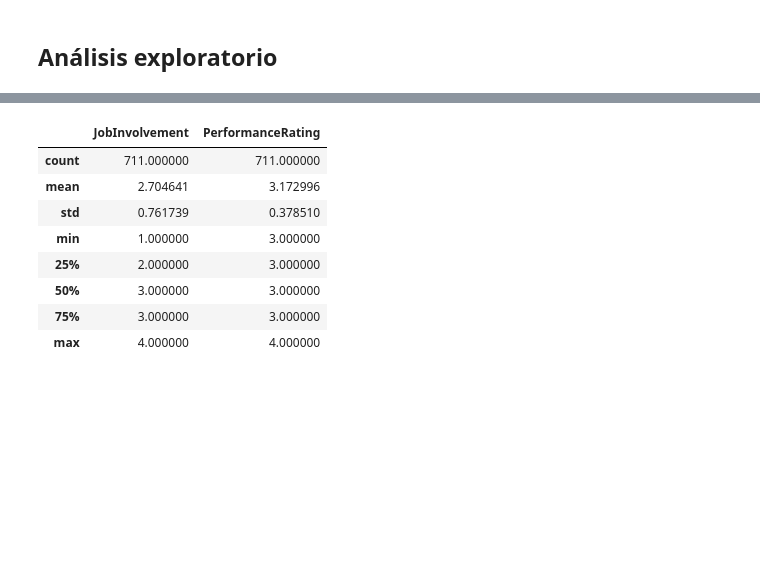
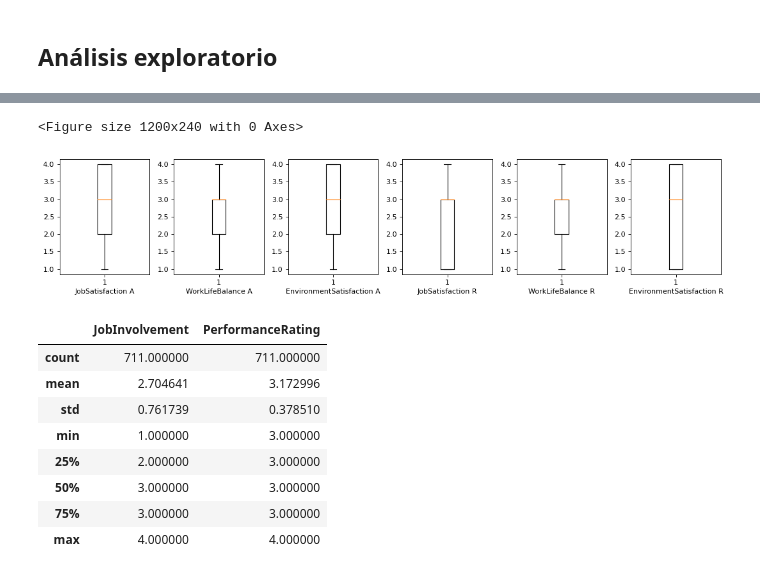
Before and after one commit to jhansanchez/Caso-de-estudio-RH, a Jupyter notebook: casoRH.ipynb, the cells around one changed output, grey strips where cells are left out. Cells and saved outputs as stored; diff of their text form; code cells hidden in the pictures; blank space fills up the shorter version.

```diff
--- a/casoRH.ipynb
+++ b/casoRH.ipynb
@@ -385,0 +523,6 @@ Name: resignationReason, dtype: int64
+# %%
+lista = [ 'JobSatisfaction', 'WorkLifeBalance','EnvironmentSatisfaction'] #Conocer cuantas y cuales categorías existen en la base df_employee_s, además el numero de datos por categoría
+for i in lista:
+    print(i)
+    print(df_employee_s[i].value_counts())
+    print('______________________________________________________')
@@ -421,0 +698,18 @@ df[df['Attrition'] == 'No'].describe()
+# %%
+#¿Cómo es el comportamiento de los puntajes de la satisfacción de los empleados comparando activos y retirados, representados en un BoxPlot?
+df3 = df5[df5['Attrition'] == 'No'].drop(['retirementDate', 'retirementType', 'resignationReason'], axis = 1).rename(columns= {'JobSatisfaction' : 'JobSatisfaction A', 'WorkLifeBalance' : 'WorkLifeBalance A', 'EnvironmentSatisfaction' : 'EnvironmentSatisfaction A' })
+df6 = pd.merge(df3, df, how = 'outer').drop(['retirementDate', 'retirementType', 'resignationReason'], axis = 1).rename(columns= {'JobSatisfaction' : 'JobSatisfaction R', 'WorkLifeBalance' : 'WorkLifeBalance R', 'EnvironmentSatisfaction' : 'EnvironmentSatisfaction R' })
+figure(figsize=(15, 3), dpi=80);
+
+# graficar Score
+figure(figsize =(18,3), dpi = 80)
+j = 1
+for i in df6.columns[2:]:
+  plt.subplot(1,8,j)
+  plt.tight_layout()
+  plt.boxplot(df6[df6[i].notnull()][i])
+  plt.xlabel(i)
+  j = j+1;
+# %% [output]
+<Figure size 1200x240 with 0 Axes>
+[figure, added]
```
Also changed, not shown: parts of 141 cells of this notebook.
